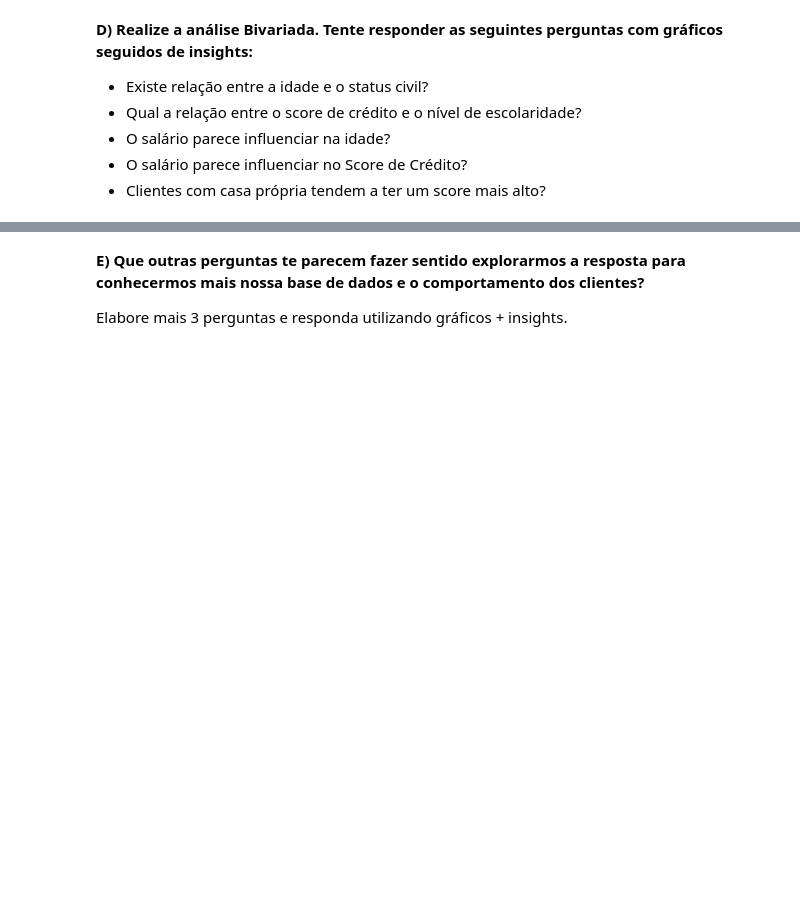
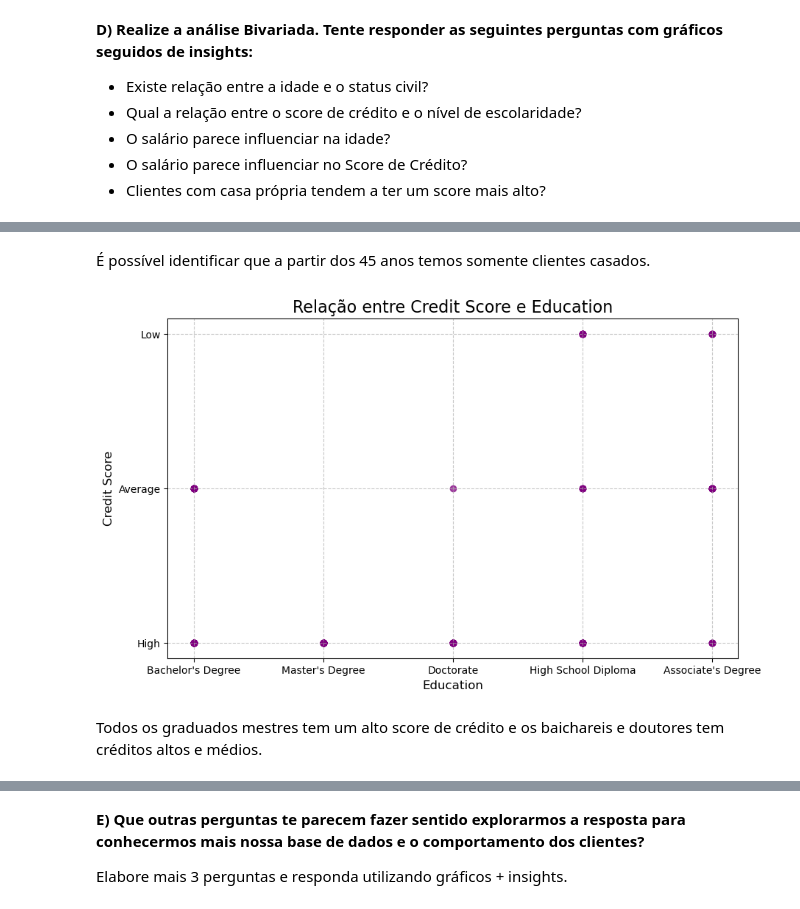
Before and after one commit to ramoneirao/ciencia-de-dados, a Jupyter notebook: Praticando/Modulo 17/Profissao Cientista de Dados M17 Projeto.ipynb, the cells around one changed output, grey strips where cells are left out. Drawn from its saved outputs; the diff is of its cells as text; code cells hidden in the pictures; blank space fills up the shorter version.

```diff
--- a/Praticando/Modulo 17/Profissao Cientista de Dados M17 Projeto.ipynb
+++ b/Praticando/Modulo 17/Profissao Cientista de Dados M17 Projeto.ipynb
@@ -94,0 +238,18 @@ Tente responder as seguintes perguntas com gráficos seguidos de insights:**
+# %% [markdown]
+É possível identificar que a partir dos 45 anos temos somente clientes casados.
+# %%
+# Crédito x EscolarEducation
+plt.figure(figsize=(10, 6))
+plt.scatter(df['Education'], df['Credit Score'], color='purple', alpha=0.7)
+#Notem que plt scatter é a função que usamos para plotar o gráfico de dispersão
+
+# Adicionando legendas e rótulos
+plt.title('Relação entre Credit Score e Education', fontsize=16)
+plt.xlabel('Education', fontsize=12)
+plt.ylabel('Credit Score', fontsize=12)
+plt.grid(True, linestyle='--', alpha=0.7)
+plt.show()
+# %% [output]
+[figure, added]
+# %% [markdown]
+Todos os graduados mestres tem um alto score de crédito e os baichareis e doutores tem créditos altos e médios.
```
Also changed, not shown: parts of 71 cells of this notebook.
